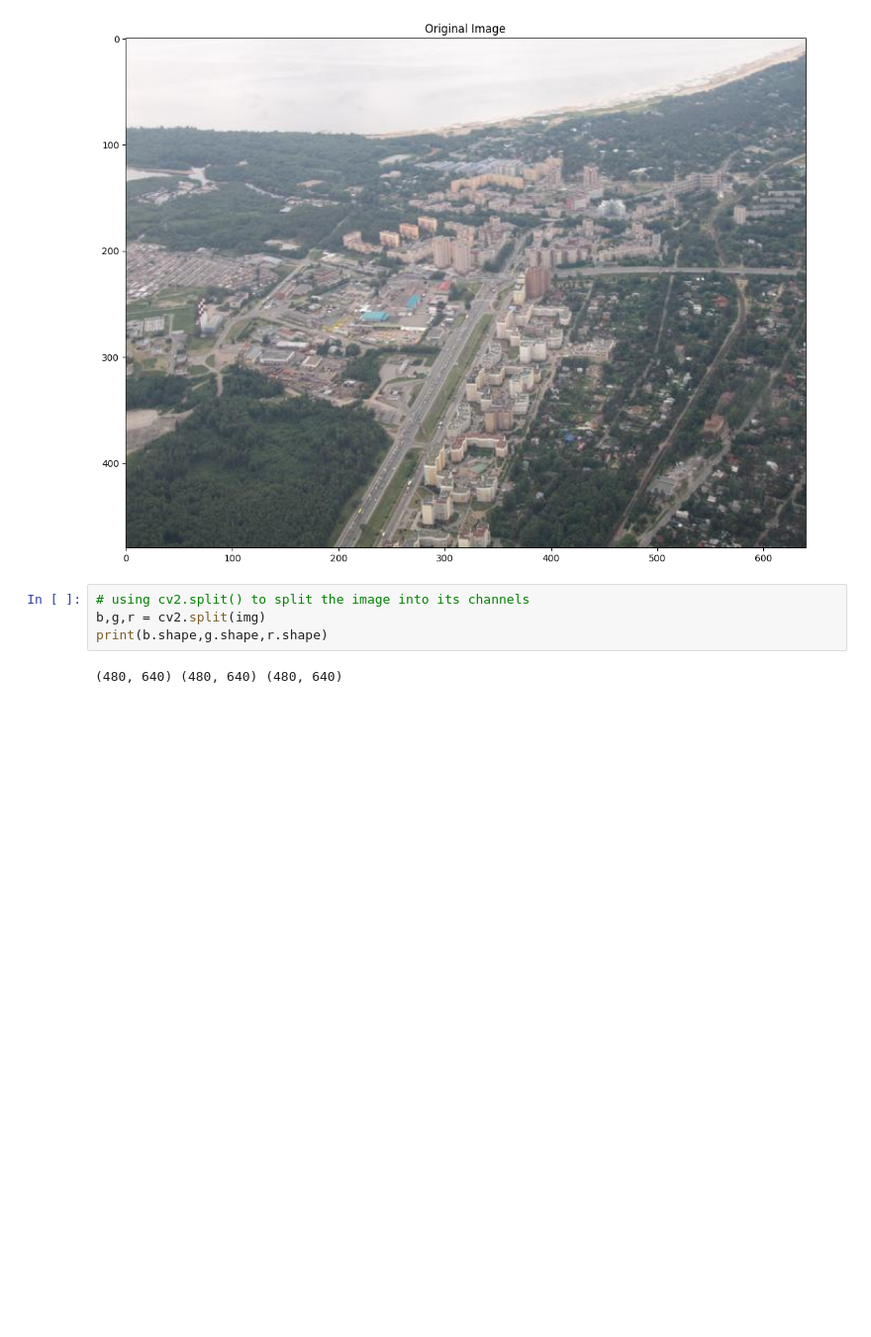
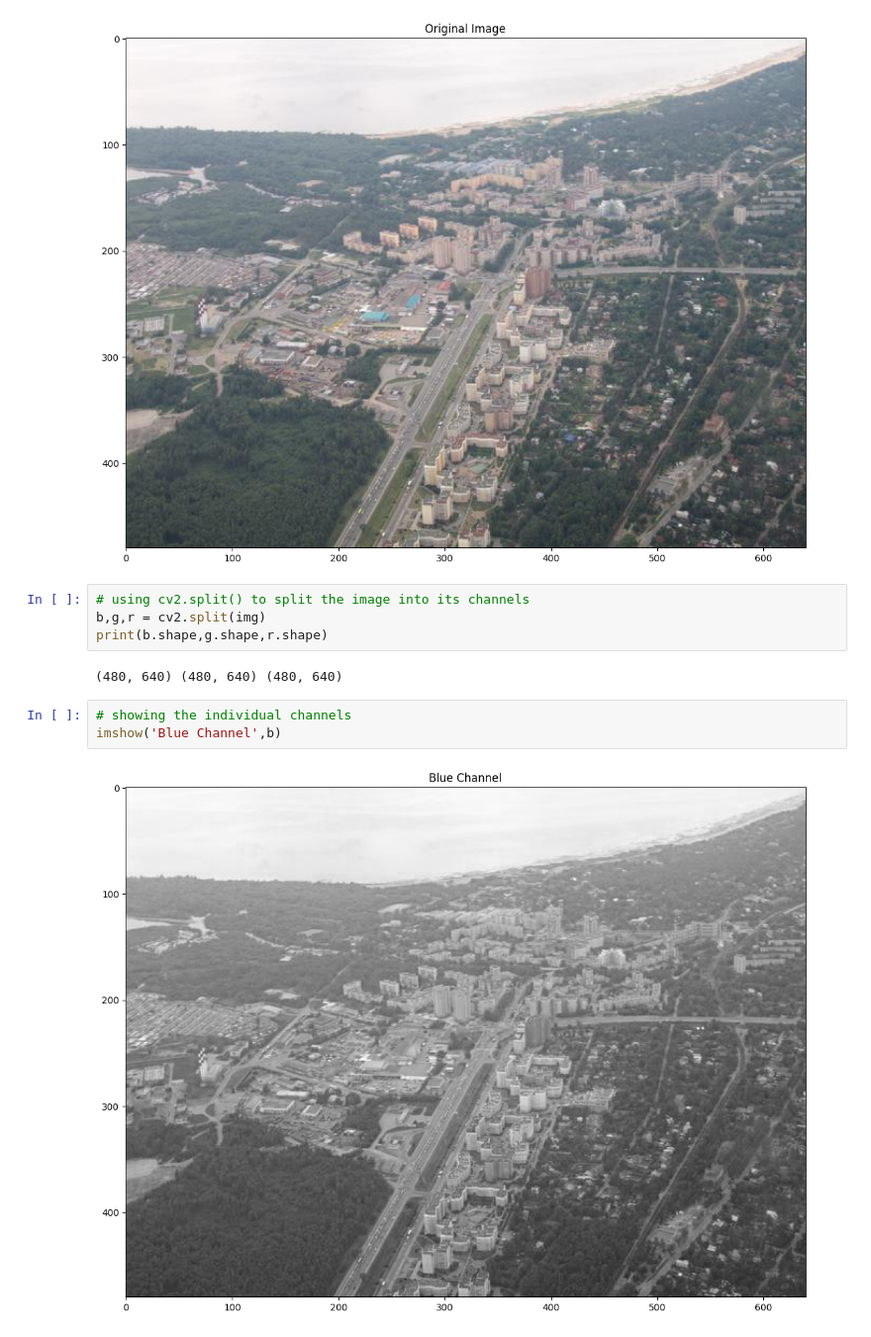
Before and after one commit to maxprogrammer007/Computer-Vision, a Jupyter notebook: 01_Image_Operations/03_Color_Spaces_OpenCV.ipynb, the cells around one changed output. Shown at 99% size. Saved outputs shown, nothing was run; the diff lists cells and outputs as text; blank space fills up the shorter version.

```diff
--- a/01_Image_Operations/03_Color_Spaces_OpenCV.ipynb
+++ b/01_Image_Operations/03_Color_Spaces_OpenCV.ipynb
@@ -29,3 +29,8 @@ b,g,r = cv2.split(img)
 print(b.shape,g.shape,r.shape)
 # %% [output]
 (480, 640) (480, 640) (480, 640)
+# %%
+# showing the individual channels
+imshow('Blue Channel',b)
+# %% [output]
+[figure, added]
```
Also changed, not shown: parts of 2 cells of this notebook.
